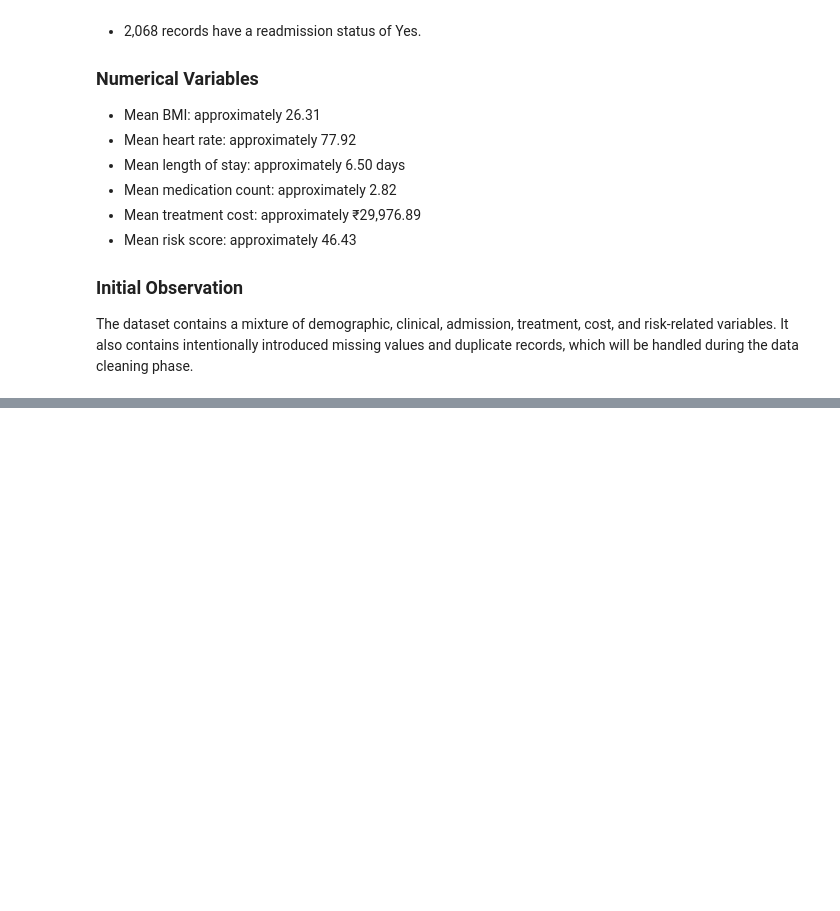
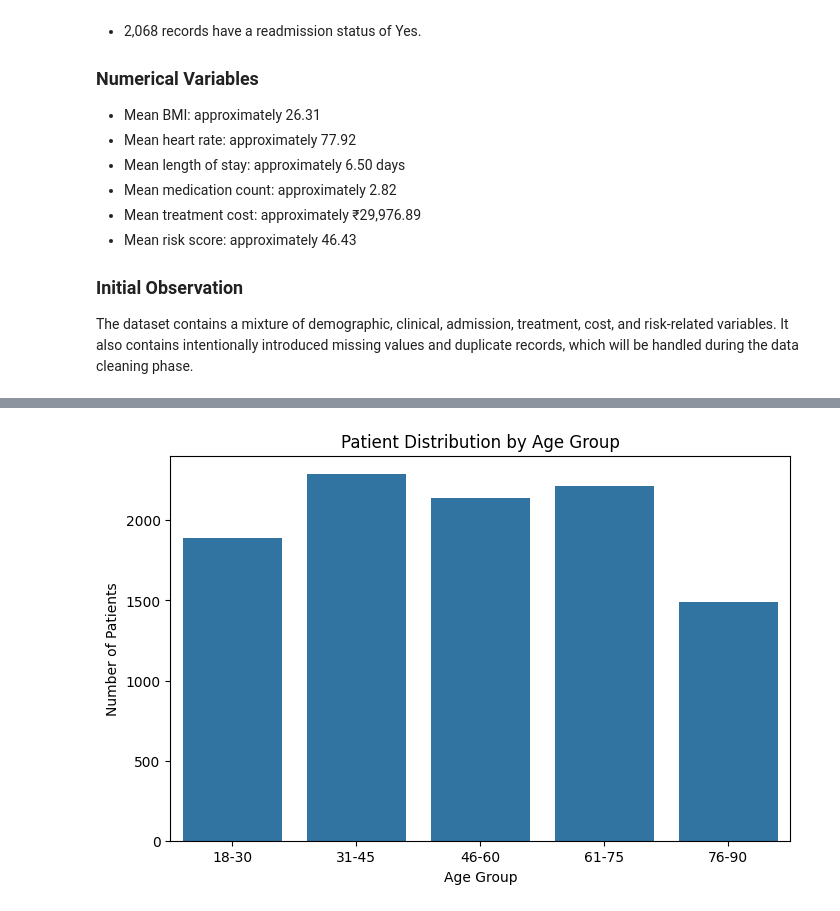
Before and after one commit to 1-aditya-singh/healthcare-patient-analytics, a Jupyter notebook: notebooks/01_data_understanding.ipynb, the cells around one changed output, grey strips where cells are left out. Cells and saved outputs as stored; diff of their text form; code cells hidden in the pictures; blank space fills up the shorter version.

```diff
--- a/notebooks/01_data_understanding.ipynb
+++ b/notebooks/01_data_understanding.ipynb
@@ -283,0 +406,18 @@ records, which will be handled during the data cleaning phase.
+# %%
+age_bins = [17, 30, 45, 60, 75, 90]
+
+age_labels = [
+    "18-30",
+    "31-45",
+    "46-60",
+    "61-75",
+    "76-90"
+]
+
+df["age_group"] = pd.cut(
+    df["age"],
+    bins=age_bins,
+    labels=age_labels
+)
+
+df["age_group"].value_counts().sort_index()
@@ -283,0 +433,15 @@ records, which will be handled during the data cleaning phase.
+# %%
+# Visualize Age Group
+plt.figure(figsize=(8, 5))
+
+sns.countplot(
+    data=df,
+    x="age_group"
+)
+
+plt.title("Patient Distribution by Age Group")
+plt.xlabel("Age Group")
+plt.ylabel("Number of Patients")
+plt.show()
+# %% [output]
+[figure, added]
```
Also changed, not shown: parts of 25 cells of this notebook.
